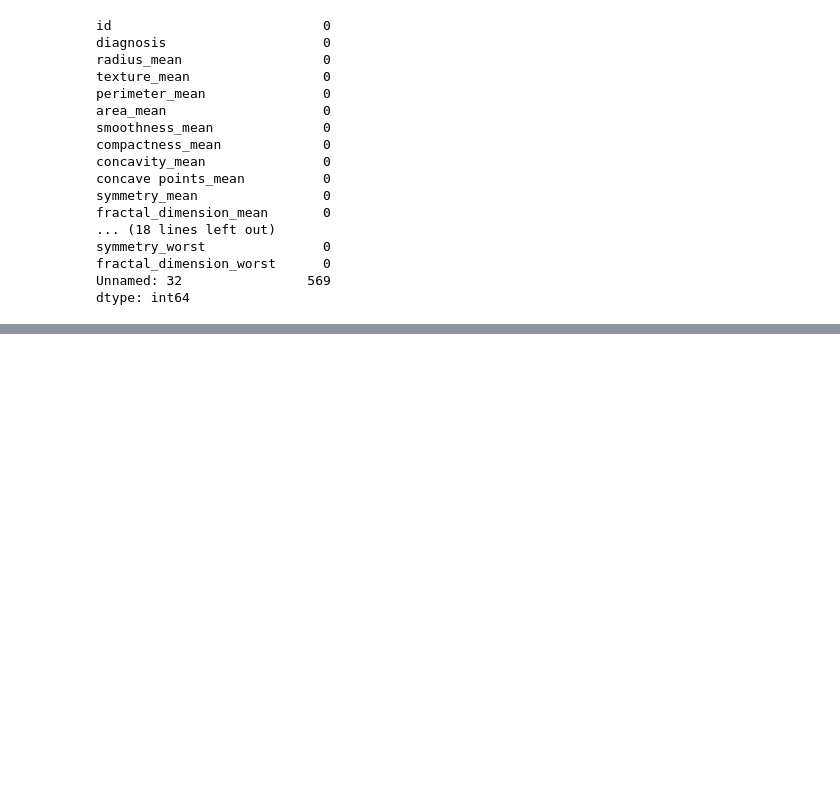
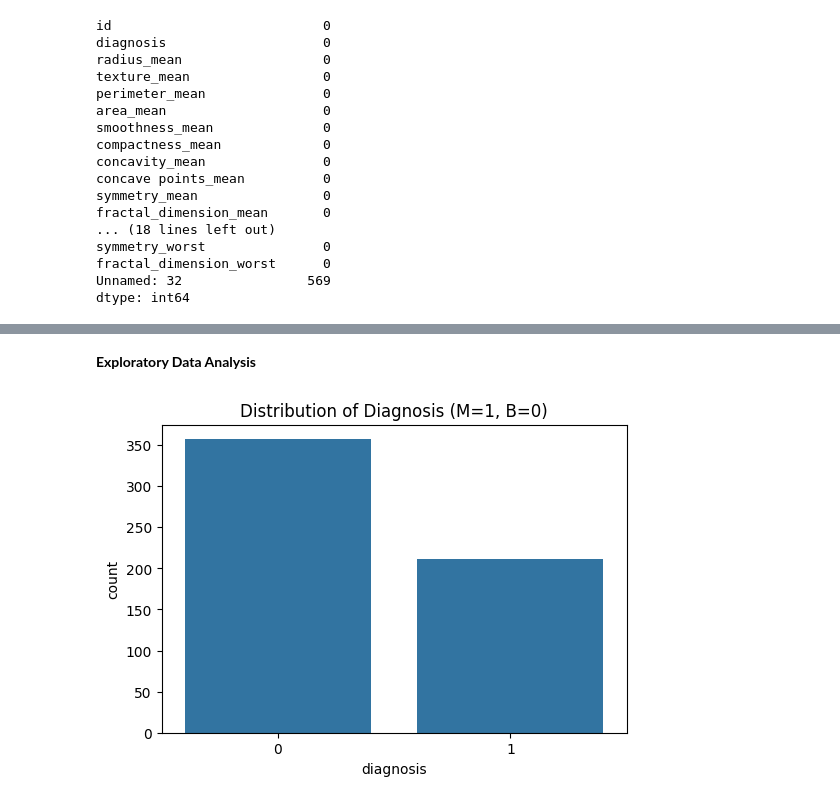
Before and after one commit to winnel2584/streamlit-cancer-predict, a Jupyter notebook: main.ipynb, the cells around one changed output, grey strips where cells are left out. Saved outputs shown, nothing was run; the diff lists cells and outputs as text; code cells hidden in the pictures; blank space fills up the shorter version.

```diff
--- a/main.ipynb
+++ b/main.ipynb
@@ -5,2 +16,2 @@ import pickle
 # %%
-df = pd.read_csv('data.csv')
+df = pd.read_csv(r"C:\Users\HOPEL GRAPHICS\Desktop\breast cancer\streamlitapp\data.csv")
@@ -108,0 +75,10 @@ print(sklearn.__version__)
+# %% [markdown]
+**Exploratory Data Analysis**
+# %%
+# Plot Diagnosis Distribution
+plt.figure(figsize=(6, 4))
+sns.countplot(x='diagnosis', data=df)
+plt.title('Distribution of Diagnosis (M=1, B=0)')
+plt.show()
+# %% [output]
+[figure, added]
```
Also changed, not shown: parts of 51 cells of this notebook, 6 other files.
